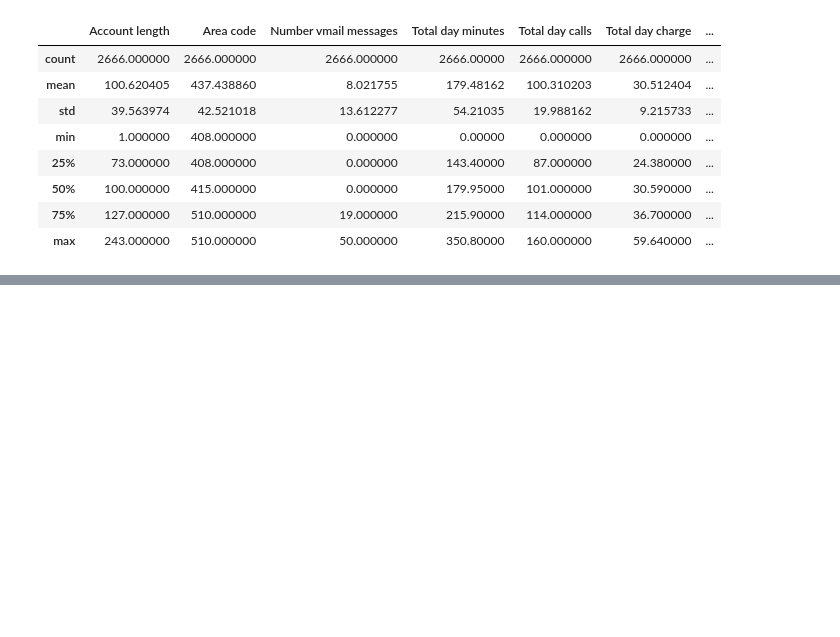
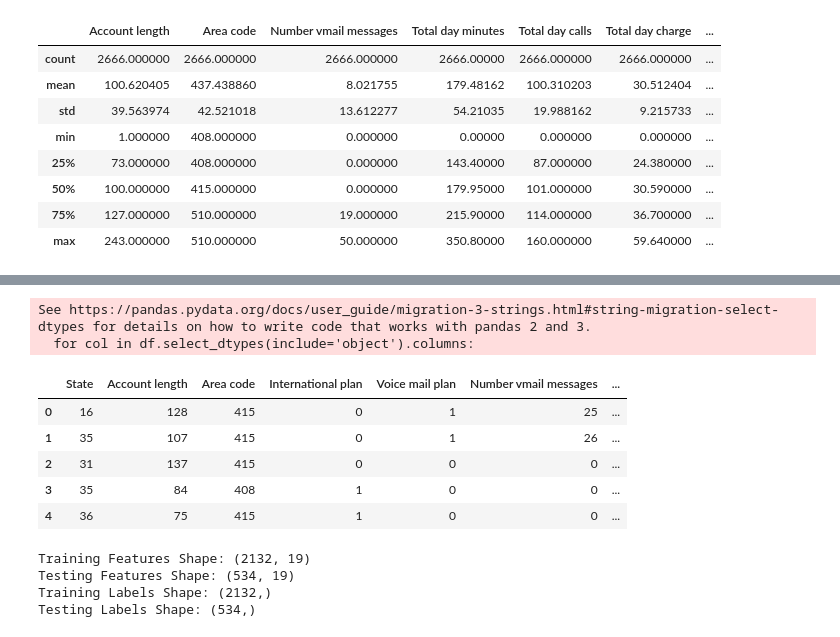
Before and after one commit to Ruchitha-006/CODVEDA_ML_INTERNSHIP, a Jupyter notebook: Level_1/Task_1_Data_Preprocessing.ipynb, the cells around one changed output, grey strips where cells are left out. Cells and saved outputs as stored; diff of their text form; code cells hidden in the pictures; blank space fills up the shorter version.

```diff
--- a/Level_1/Task_1_Data_Preprocessing.ipynb
+++ b/Level_1/Task_1_Data_Preprocessing.ipynb
@@ -77,0 +113,19 @@ dtype: int64
+# %%
+#Encode Categorical Variables
+from sklearn.preprocessing import LabelEncoder
+
+encoder = LabelEncoder()
+
+for col in df.select_dtypes(include='object').columns:
+    df[col] = encoder.fit_transform(df[col])
+
+df.head()
+# %% [output]
+See https://pandas.pydata.org/docs/user_guide/migration-3-strings.html#string-migration-select-dtypes for details on how to write code that works with pandas 2 and 3.
+  for col in df.select_dtypes(include='object').columns:
+|  | State | Account length | Area code | International plan | Voice mail plan | Number vmail messages | ... |
+| 0 | 16 | 128 | 415 | 0 | 1 | 25 | ... |
+| 1 | 35 | 107 | 415 | 0 | 1 | 26 | ... |
+| 2 | 31 | 137 | 415 | 0 | 0 | 0 | ... |
+| 3 | 35 | 84 | 408 | 1 | 0 | 0 | ... |
+| 4 | 36 | 75 | 415 | 1 | 0 | 0 | ... |
@@ -77,0 +143,18 @@ dtype: int64
+# %%
+#Train-Test Split
+from sklearn.model_selection import train_test_split
+
+X_train, X_test, y_train, y_test = train_test_split(
+    X_scaled, y, test_size=0.2, random_state=42
+)
+
+#Check shapes
+print("Training Features Shape:", X_train.shape)
+print("Testing Features Shape:", X_test.shape)
+print("Training Labels Shape:", y_train.shape)
+print("Testing Labels Shape:", y_test.shape)
+# %% [output]
+Training Features Shape: (2132, 19)
+Testing Features Shape: (534, 19)
+Training Labels Shape: (2132,)
+Testing Labels Shape: (534,)
```
Also changed, not shown: parts of 3 cells of this notebook.
